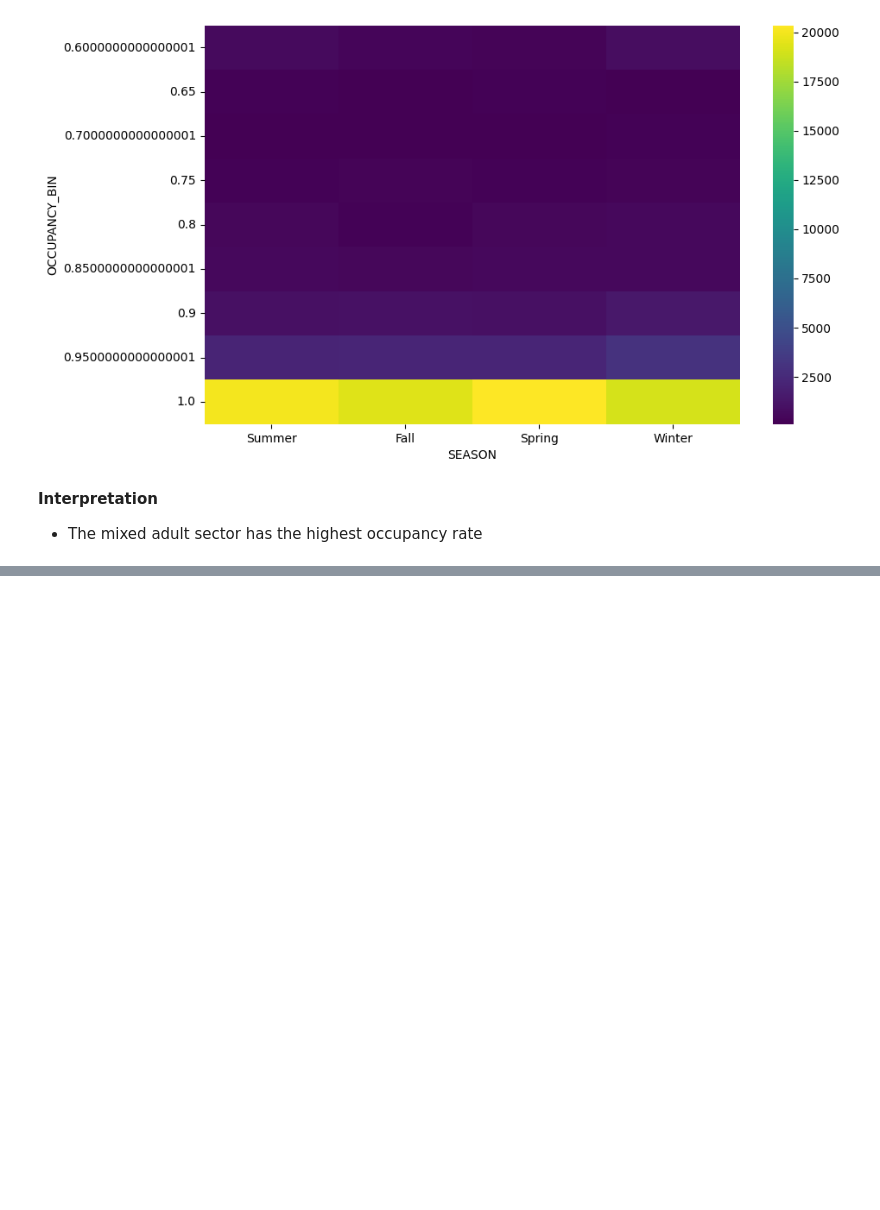
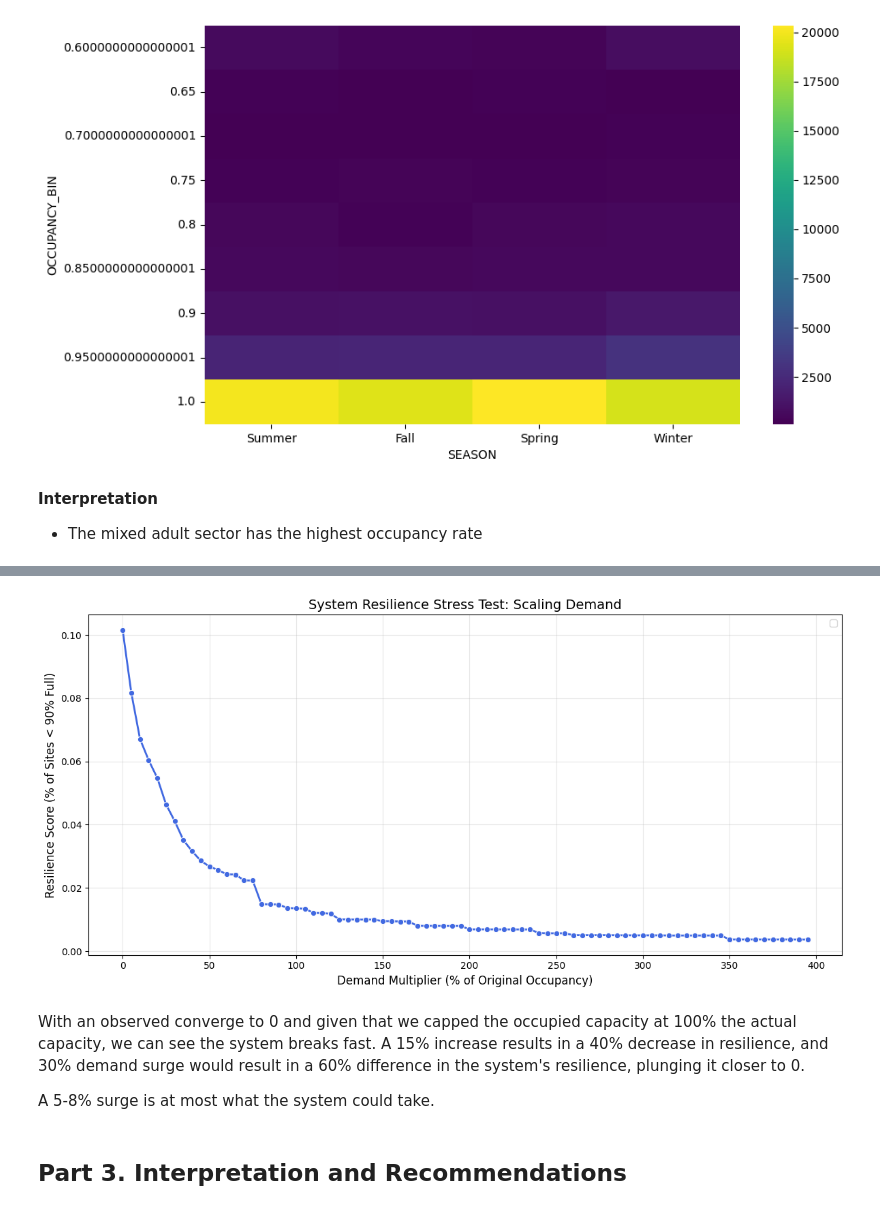
Before and after one commit to kewin-y/sdss-2026, a Jupyter notebook: notebook.ipynb, the cells around one changed output, grey strips where cells are left out. Drawn from its saved outputs; the diff is of its cells as text; code cells hidden in the pictures; blank space fills up the shorter version.

```diff
--- a/notebook.ipynb
+++ b/notebook.ipynb
@@ -551,0 +654,5 @@ for feature in categorical_features:
+# %%
+# Filtering for 2025 data only
+df['OCCUPANCY_DATE'] = pd.to_datetime(df['OCCUPANCY_DATE'])
+
+df_2025 = df[df['OCCUPANCY_DATE'].dt.year == 2025].copy()
@@ -551,0 +670,14 @@ for feature in categorical_features:
+# %%
+import simulation
+
+df_2025 = simulation.amplify_demand(df_2025)
+# %%
+simulation.plot_resilience_test(df_2025)
+# %% [output]
+[figure, added]
+# %% [markdown]
+With an observed converge to 0 and given that we capped the occupied capacity at 100% the actual capacity, we can see the system breaks fast. A 15% increase results in a 40% decrease in resilience, and 30% demand surge would result in a 60% difference in the system's resilience, plunging it closer to 0.
+
+A 5-8% surge is at most what the system could take.
+# %% [markdown]
+## Part 3. Interpretation and Recommendations
```
Also changed, not shown: parts of 26 cells of this notebook, 1 other file.
